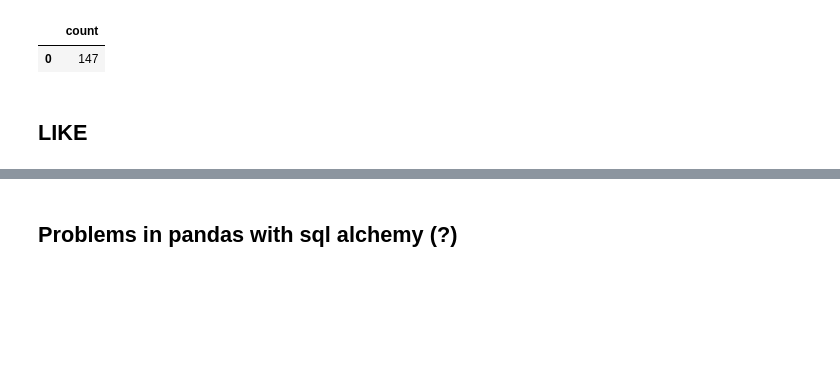
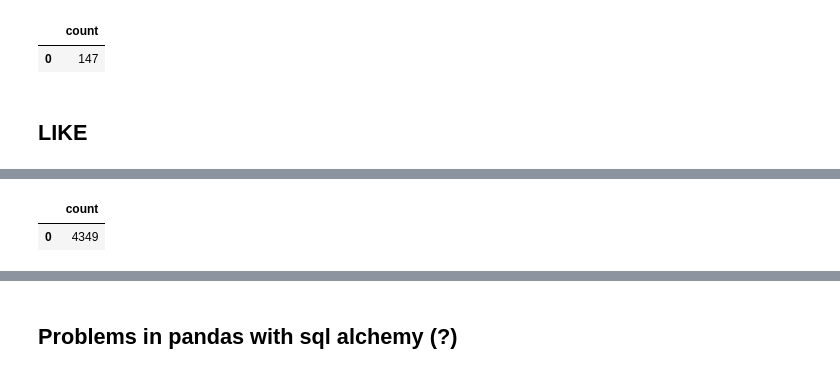
Before and after one commit to ivekhov/sql-kata, a Jupyter notebook: sql_habit/Scripts/1_intro.ipynb, the cells around one changed output, grey strips where cells are left out. Drawn from its saved outputs; the diff is of its cells as text; code cells hidden in the pictures; blank space fills up the shorter version.

```diff
--- a/sql_habit/Scripts/1_intro.ipynb
+++ b/sql_habit/Scripts/1_intro.ipynb
@@ -536,0 +558,12 @@ TypeError: sqlalchemy.cyextension.immutabledict.immutabledict is not a sequence
+# %%
+sql = '''
+with cte as (
+    select SPLIT_PART(email, '@', 2) as domain from users
+)
+select count (distinct domain) from cte;
+
+'''
+select(sql)
+# %% [output]
+|  | count |
+| 0 | 4349 |
```
Also changed, not shown: parts of 6 cells of this notebook, 2 other files.
